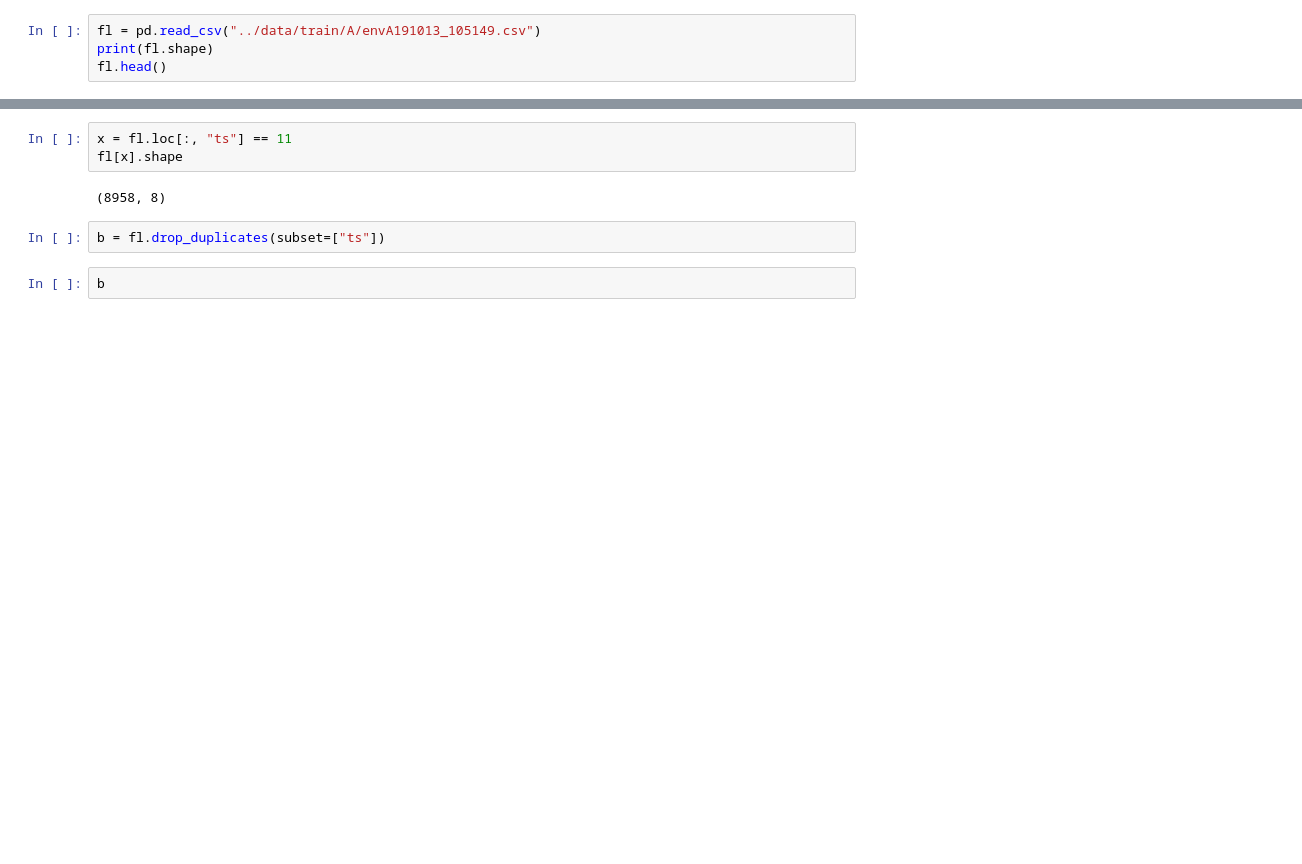
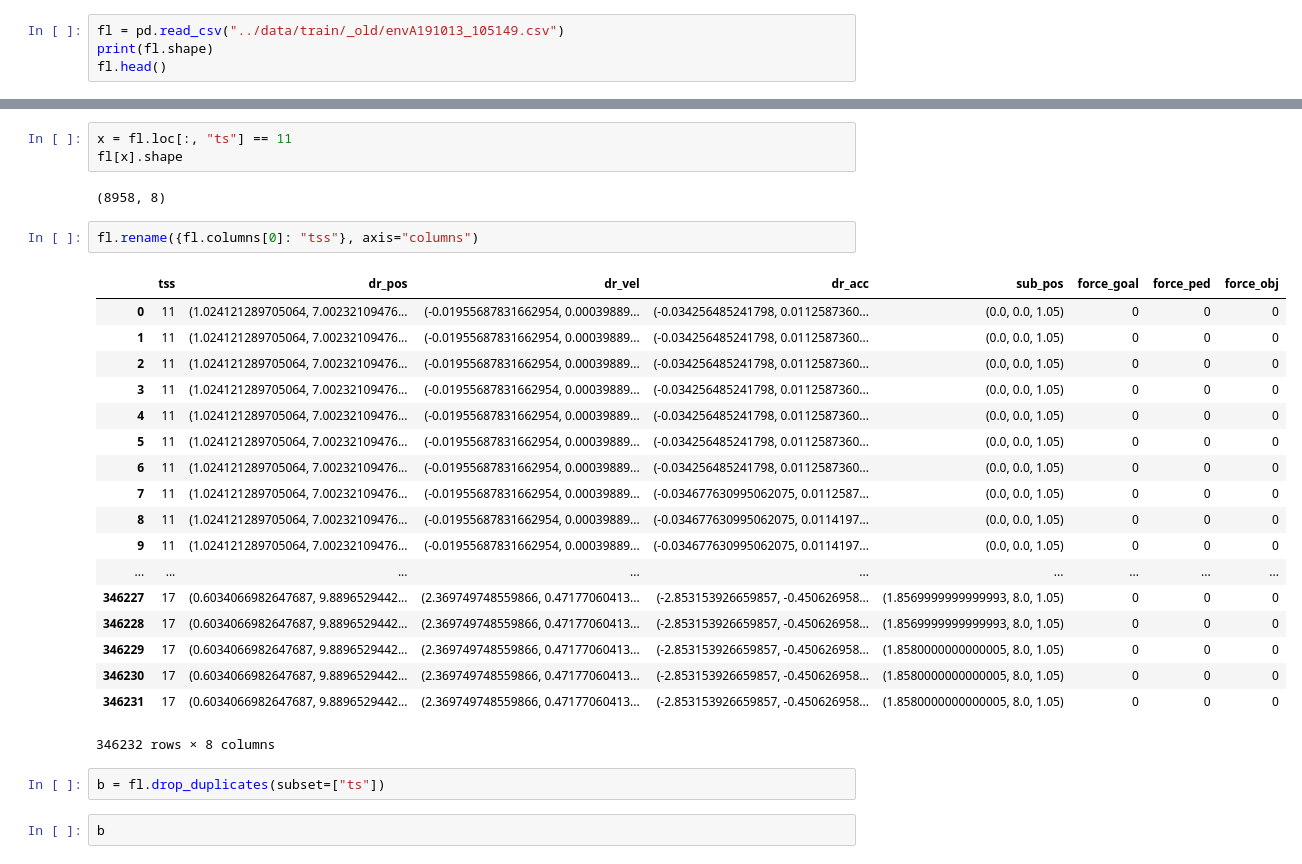
Before and after one commit to espetro/anafi_tools, a Jupyter notebook: engines/real-time-processing.ipynb, the cells around one changed output, grey strips where cells are left out. Cells and saved outputs as stored; diff of their text form; blank space fills up the shorter version.

```diff
--- a/engines/real-time-processing.ipynb
+++ b/engines/real-time-processing.ipynb
@@ -11,7 +11,7 @@ from io import StringIO
 
 ## Part 1: dropping timestamp duplicated rows (from 346232 to 7!)
 # %%
-fl = pd.read_csv("../data/train/A/envA191013_105149.csv")
+fl = pd.read_csv("../data/train/_old/envA191013_105149.csv")
 print(fl.shape)
 fl.head()
 # %% [output]
@@ -27,6 +27,27 @@ x = fl.loc[:, "ts"] == 11
 fl[x].shape
 # %% [output]
 (8958, 8)
+# %%
+fl.rename({fl.columns[0]: "tss"}, axis="columns")
+# %% [output]
+|  | tss | dr_pos | dr_vel | dr_acc | sub_pos | force_goal | force_ped | force_obj |
+| 0 | 11 | (1.024121289705064, 7.00232109476... | (-0.01955687831662954, 0.00039889... | (-0.034256485241798, 0.0112587360... | (0.0, 0.0, 1.05) | 0 | 0 | 0 |
+| 1 | 11 | (1.024121289705064, 7.00232109476... | (-0.01955687831662954, 0.00039889... | (-0.034256485241798, 0.0112587360... | (0.0, 0.0, 1.05) | 0 | 0 | 0 |
+| 2 | 11 | (1.024121289705064, 7.00232109476... | (-0.01955687831662954, 0.00039889... | (-0.034256485241798, 0.0112587360... | (0.0, 0.0, 1.05) | 0 | 0 | 0 |
+| 3 | 11 | (1.024121289705064, 7.00232109476... | (-0.01955687831662954, 0.00039889... | (-0.034256485241798, 0.0112587360... | (0.0, 0.0, 1.05) | 0 | 0 | 0 |
+| 4 | 11 | (1.024121289705064, 7.00232109476... | (-0.01955687831662954, 0.00039889... | (-0.034256485241798, 0.0112587360... | (0.0, 0.0, 1.05) | 0 | 0 | 0 |
+| 5 | 11 | (1.024121289705064, 7.00232109476... | (-0.01955687831662954, 0.00039889... | (-0.034256485241798, 0.0112587360... | (0.0, 0.0, 1.05) | 0 | 0 | 0 |
+| 6 | 11 | (1.024121289705064, 7.00232109476... | (-0.01955687831662954, 0.00039889... | (-0.034256485241798, 0.0112587360... | (0.0, 0.0, 1.05) | 0 | 0 | 0 |
+| 7 | 11 | (1.024121289705064, 7.00232109476... | (-0.01955687831662954, 0.00039889... | (-0.034677630995062075, 0.0112587... | (0.0, 0.0, 1.05) | 0 | 0 | 0 |
+| 8 | 11 | (1.024121289705064, 7.00232109476... | (-0.01955687831662954, 0.00039889... | (-0.034677630995062075, 0.0114197... | (0.0, 0.0, 1.05) | 0 | 0 | 0 |
+| 9 | 11 | (1.024121289705064, 7.00232109476... | (-0.01955687831662954, 0.00039889... | (-0.034677630995062075, 0.0114197... | (0.0, 0.0, 1.05) | 0 | 0 | 0 |
+| ... | ... | ... | ... | ... | ... | ... | ... | ... |
+| 346227 | 17 | (0.6034066982647687, 9.8896529442... | (2.369749748559866, 0.47177060413... | (-2.853153926659857, -0.450626958... | (1.8569999999999993, 8.0, 1.05) | 0 | 0 | 0 |
+| 346228 | 17 | (0.6034066982647687, 9.8896529442... | (2.369749748559866, 0.47177060413... | (-2.853153926659857, -0.450626958... | (1.8569999999999993, 8.0, 1.05) | 0 | 0 | 0 |
+| 346229 | 17 | (0.6034066982647687, 9.8896529442... | (2.369749748559866, 0.47177060413... | (-2.853153926659857, -0.450626958... | (1.8580000000000005, 8.0, 1.05) | 0 | 0 | 0 |
+| 346230 | 17 | (0.6034066982647687, 9.8896529442... | (2.369749748559866, 0.47177060413... | (-2.853153926659857, -0.450626958... | (1.8580000000000005, 8.0, 1.05) | 0 | 0 | 0 |
+| 346231 | 17 | (0.6034066982647687, 9.8896529442... | (2.369749748559866, 0.47177060413... | (-2.853153926659857, -0.450626958... | (1.8580000000000005, 8.0, 1.05) | 0 | 0 | 0 |
+346232 rows × 8 columns
 # %%
 b = fl.drop_duplicates(subset=["ts"])
 # %%
```
Also changed, not shown: 45 other files.
